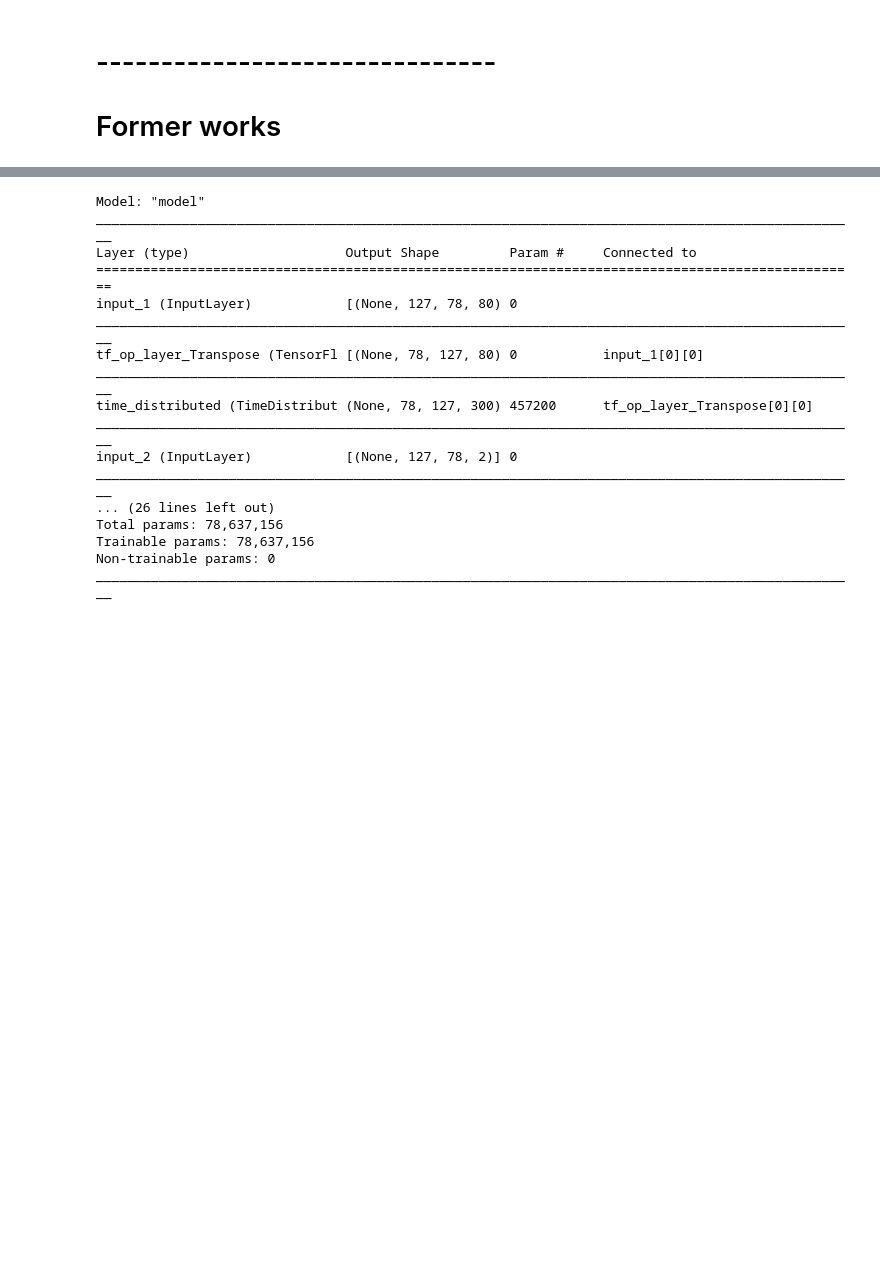
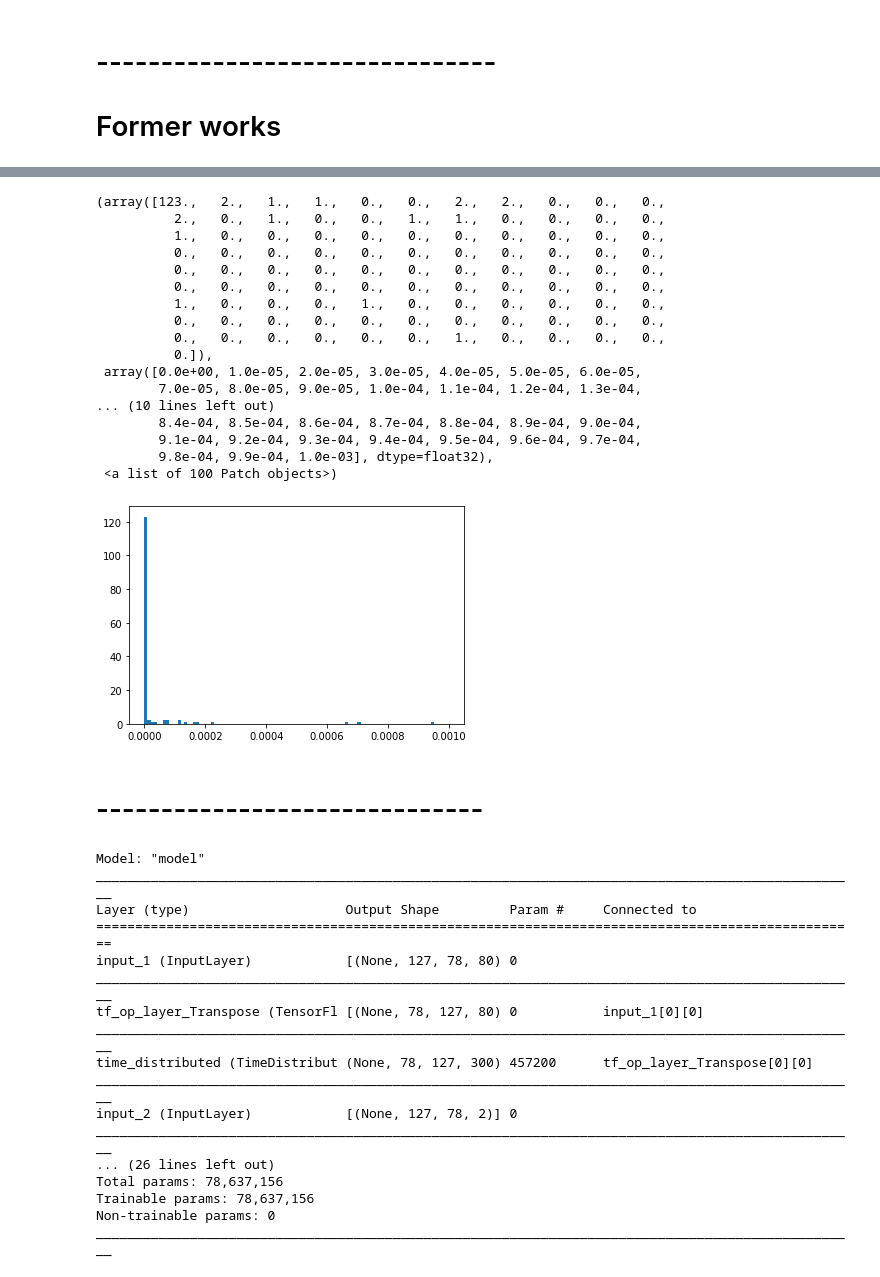
Before and after one commit to MorganWenjunYang/Composing-Music-With-Recurrent-Neural-Networks, a Jupyter notebook: Report.ipynb, the cells around one changed output, grey strips where cells are left out. Saved outputs shown, nothing was run; the diff lists cells and outputs as text; code cells hidden in the pictures; blank space fills up the shorter version.

Commit message:
change prob

```diff
--- a/Report.ipynb
+++ b/Report.ipynb
@@ -290,0 +328,9 @@ midi.Pattern(format=1, resolution=220, tracks=\
+# %%
+model = music_gen()
+model.build(input_shape = (None, 127, 78, 82))
+model.load_weights("models/model-epoch-600.h5")
+# %%
+test_dt=build_single_input(training_data)
+test_dt = tf.concat((np.asarray(test_dt[0][:-1]).reshape(1, 127, 78, 80), np.asarray(test_dt[1][:-1]).reshape(1, 127, 78, 2)), axis = -1)
+test_pred = model.predict(test_dt)
+test_pred
@@ -291,3 +384,29 @@ midi.Pattern(format=1, resolution=220, tracks=\
+# %%
+# Draw a probaility histogram
+import matplotlib.pyplot as plt
+probs = np.asarray(test_pred[0]).reshape(156)
+plt.hist(probs, bins = 100, range = [0, 0.001])
+# %% [output]
+(array([123.,   2.,   1.,   1.,   0.,   0.,   2.,   2.,   0.,   0.,   0.,
+          2.,   0.,   1.,   0.,   0.,   1.,   1.,   0.,   0.,   0.,   0.,
+          1.,   0.,   0.,   0.,   0.,   0.,   0.,   0.,   0.,   0.,   0.,
+          0.,   0.,   0.,   0.,   0.,   0.,   0.,   0.,   0.,   0.,   0.,
+          0.,   0.,   0.,   0.,   0.,   0.,   0.,   0.,   0.,   0.,   0.,
+          0.,   0.,   0.,   0.,   0.,   0.,   0.,   0.,   0.,   0.,   0.,
+          1.,   0.,   0.,   0.,   1.,   0.,   0.,   0.,   0.,   0.,   0.,
+          0.,   0.,   0.,   0.,   0.,   0.,   0.,   0.,   0.,   0.,   0.,
+          0.,   0.,   0.,   0.,   0.,   0.,   1.,   0.,   0.,   0.,   0.,
+          0.]),
+ array([0.0e+00, 1.0e-05, 2.0e-05, 3.0e-05, 4.0e-05, 5.0e-05, 6.0e-05,
+        7.0e-05, 8.0e-05, 9.0e-05, 1.0e-04, 1.1e-04, 1.2e-04, 1.3e-04,
+... (10 lines left out)
+        8.4e-04, 8.5e-04, 8.6e-04, 8.7e-04, 8.8e-04, 8.9e-04, 9.0e-04,
+        9.1e-04, 9.2e-04, 9.3e-04, 9.4e-04, 9.5e-04, 9.6e-04, 9.7e-04,
+        9.8e-04, 9.9e-04, 1.0e-03], dtype=float32),
+ <a list of 100 Patch objects>)
+[figure, added]
+# %% [markdown]
+# ------------------------------
 # %%
 # Unsolved Problem
 ############################################################
```
Also changed, not shown: parts of 13 cells of this notebook, 2 other files.
